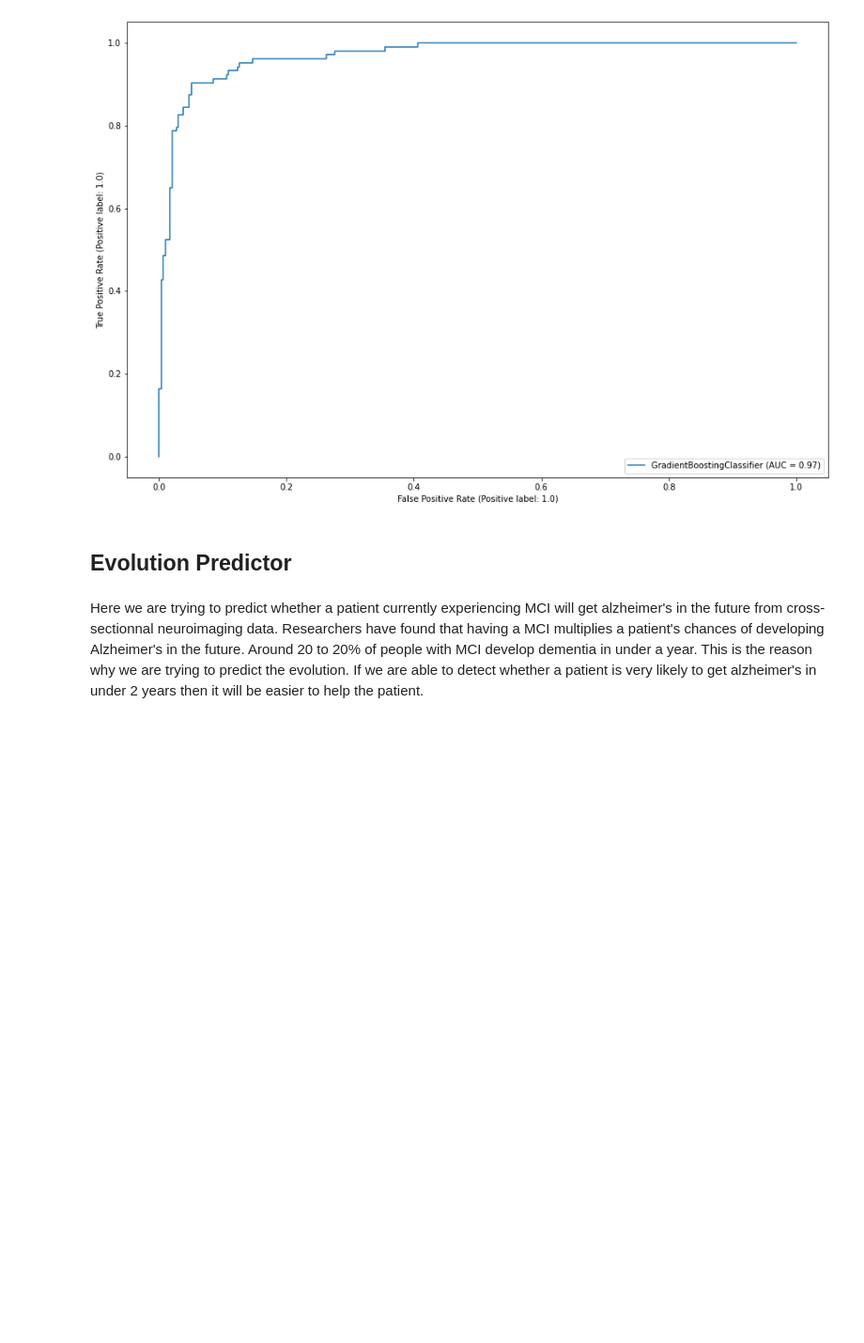
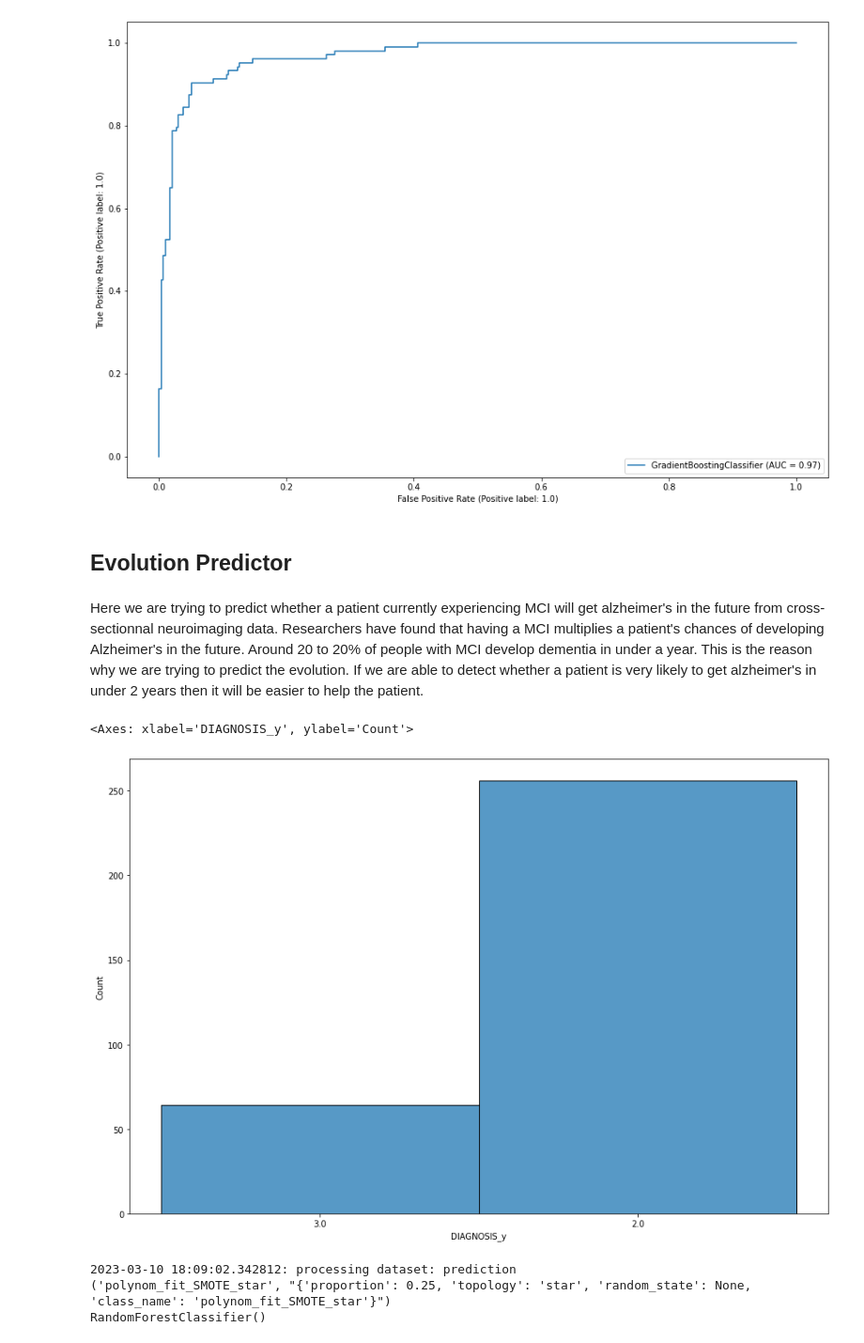
Before and after one commit to V1ncenttt/FYP-Alzheimer-Harmonisation, a Jupyter notebook: src/new_classifiers.ipynb, the cells around one changed output. Shown at 94% size. Saved outputs shown, nothing was run; the diff lists cells and outputs as text; code cells hidden in the pictures; blank space fills up the shorter version.

```diff
--- a/src/new_classifiers.ipynb
+++ b/src/new_classifiers.ipynb
@@ -320,0 +376,23 @@ This is the reason why we are trying to predict the evolution. If we are able to
+# %%
+dx_m36 = dx.loc[(dx['VISCODE'] == "m36")|( dx['VISCODE2'] == "m36")]
+dx_m36_diag = dx_m36.loc[:,["PTID", "DIAGNOSIS", "DXCHANGE", "DXCURREN"]]
+# %%
+dx_img1 = pd.merge(init_1, dx_m36_diag, on=["PTID"])
+dx_img2 = pd.merge(init_2, dx_m36_diag, on=["PTID"])
+dx_img3 = pd.merge(init_3, dx_m36_diag, on=["PTID"])
+# %%
+dx_img = dx_img1[dx_img1['DXCURREN_x'] == 2].append(dx_img2[dx_img2['DXCHANGE_x'] == 2].append(dx_img3[dx_img3['DIAGNOSIS_x'] == 2]))
+# %%
+dx_img['DIAGNOSIS_x'] = dx_img['DIAGNOSIS_x'].fillna(dx_img['DXCHANGE_x'])
+dx_img['DIAGNOSIS_x'] = dx_img['DIAGNOSIS_x'].fillna(dx_img['DXCURREN_x'])
+
+dx_img['DIAGNOSIS_y'] = dx_img['DIAGNOSIS_y'].fillna(dx_img['DXCHANGE_y'])
+dx_img['DIAGNOSIS_y'] = dx_img['DIAGNOSIS_y'].fillna(dx_img['DXCURREN_y'])
+
+dx_img.drop(["DXCHANGE_x", "DXCHANGE_y", "DXCURREN_x", "DXCURREN_y", "VISCODE", "VISCODE2", "PTID", "RID", "DIAGNOSIS_x"], axis=1, inplace=True)
+# %%
+dx_img = dx_img[dx_img["DIAGNOSIS_y"] != 1]
+sns.histplot(dx_img["DIAGNOSIS_y"].astype(str))
+# %% [output]
+<Axes: xlabel='DIAGNOSIS_y', ylabel='Count'>
+[figure, added]
@@ -320,0 +409,31 @@ This is the reason why we are trying to predict the evolution. If we are able to
+# %%
+
+dataset= {'data': np.array(X_train),
+          'target': np.array(y_train),
+          'name': 'prediction'}
+
+classifiers = [('sklearn.ensemble', 'GradientBoostingClassifier', {}),
+              ('sklearn.ensemble', 'RandomForestClassifier', {}),
+              ('sklearn.neural_network', 'MLPClassifier', {}),
+              ('sklearn.tree', 'DecisionTreeClassifier', {})]
+
+oversamplers = sv.queries.get_all_oversamplers(n_quickest=2)
+
+os_params = sv.queries.generate_parameter_combinations(oversamplers,
+                                                      n_max_comb=2)
+
+# samp_obj and cl_obj contain the oversampling and classifier objects which give the
+# best performance together
+samp_obj, cl_obj= sv.evaluation.model_selection(dataset=dataset,
+                                                oversamplers=os_params,
+                                                classifiers=classifiers,
+                                                validator_params={'n_splits': 2,
+                                                                  'n_repeats': 1},
+                                                n_jobs= 5)
+
+print(samp_obj)
+print(cl_obj)
+# %% [output]
+2023-03-10 18:09:02.342812: processing dataset: prediction
+('polynom_fit_SMOTE_star', "{'proportion': 0.25, 'topology': 'star', 'random_state': None, 'class_name': 'polynom_fit_SMOTE_star'}")
+RandomForestClassifier()
```
Also changed, not shown: parts of 27 cells of this notebook.
